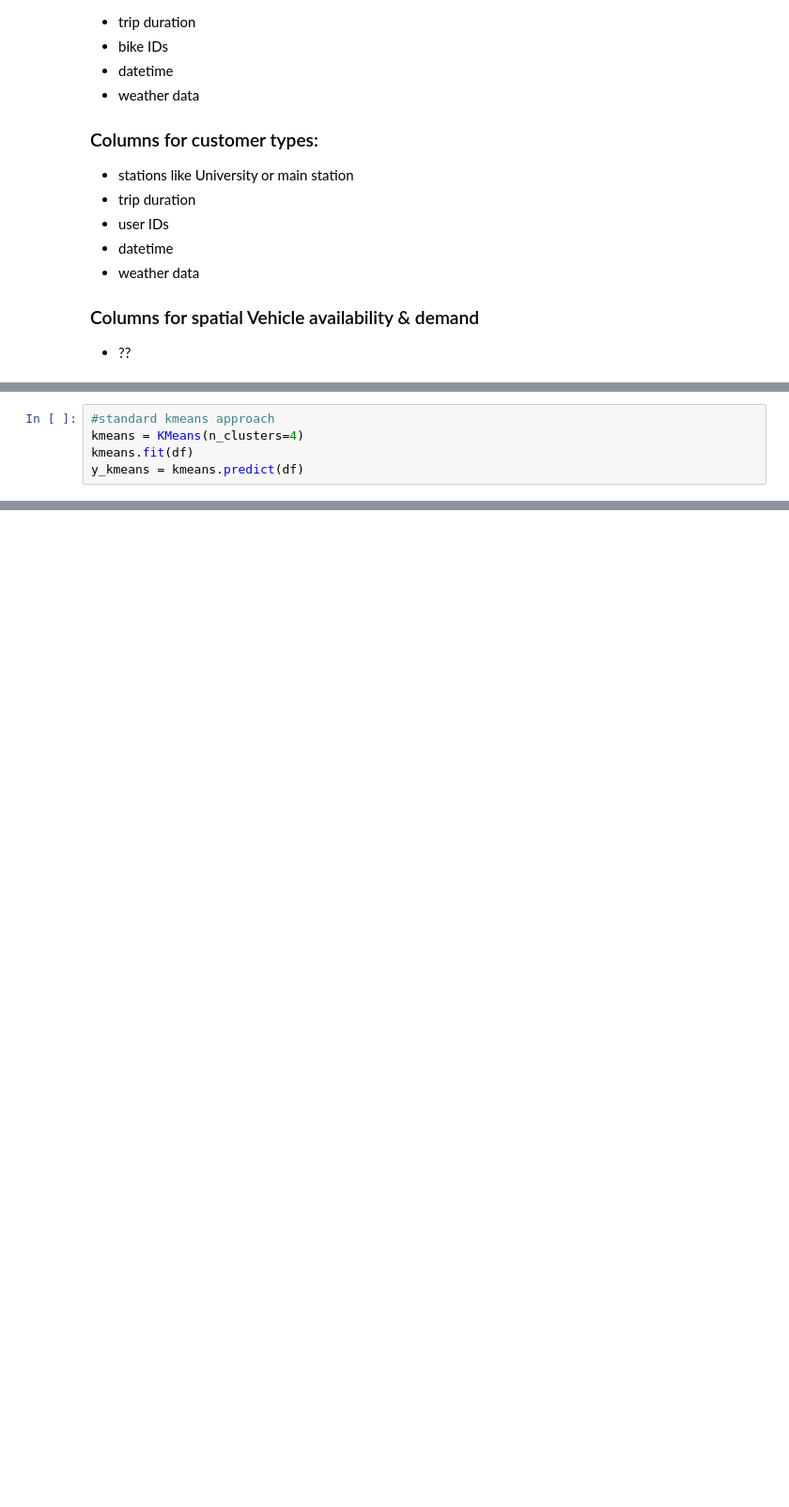
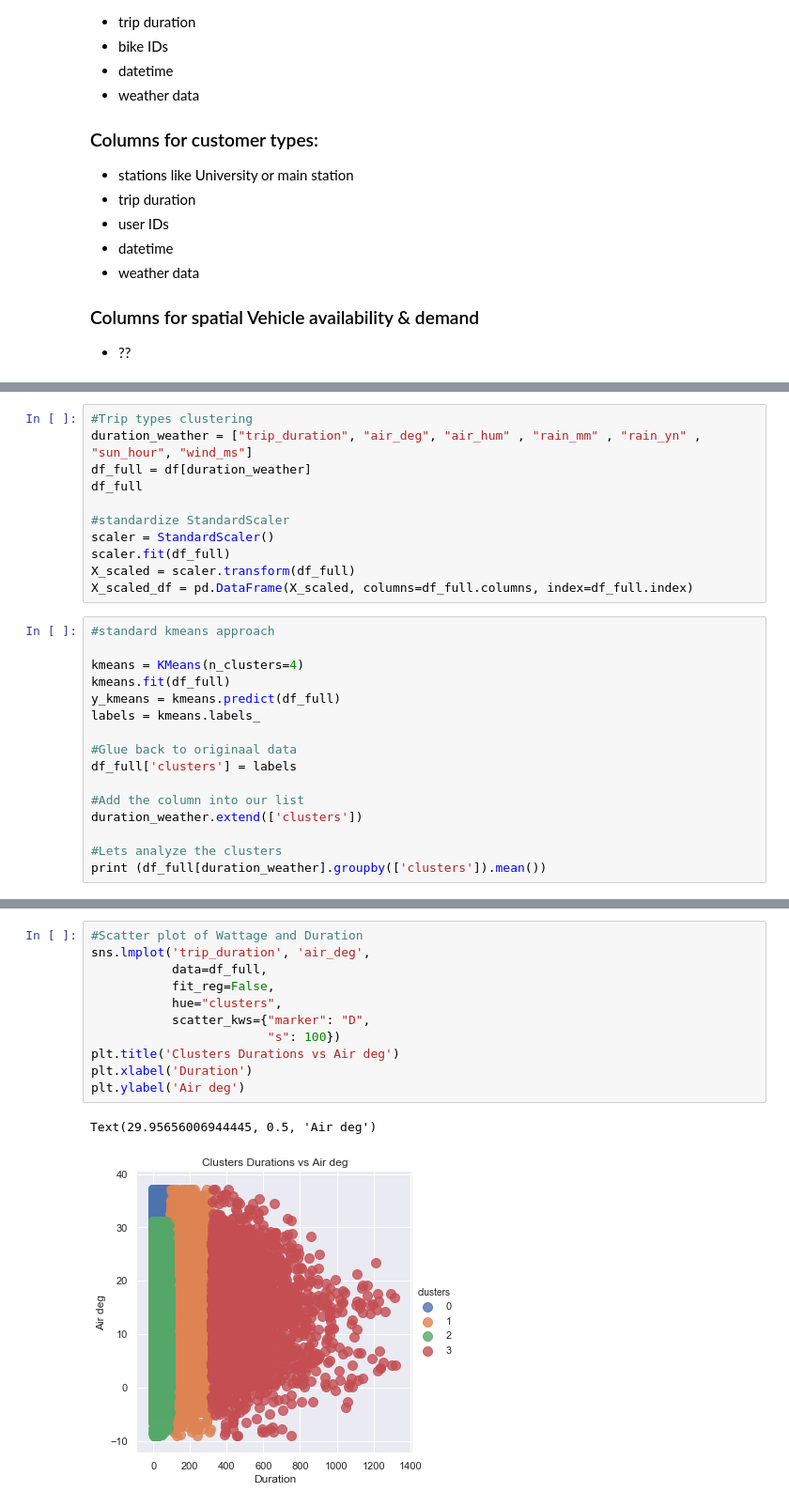
Before and after one commit to mulko93/AAA_Jupyter_Explorers, a Jupyter notebook: notebooks/03_Cluster_Analysis.ipynb, the cells around one changed output, grey strips where cells are left out. Shown at 94% size. Drawn from its saved outputs; the diff is of its cells as text; blank space fills up the shorter version.

Commit message:
#played around with kmeans

```diff
--- a/notebooks/03_Cluster_Analysis.ipynb
+++ b/notebooks/03_Cluster_Analysis.ipynb
@@ -115,5 +112,0 @@ Even more powerful than EM Clustering, can identify moonshaped clusters etc.
-# %%
-#standard kmeans approach
-kmeans = KMeans(n_clusters=4)
-kmeans.fit(df)
-y_kmeans = kmeans.predict(df)
@@ -121,0 +113,27 @@ ValueError: could not convert string to float: '2020-01-01 00:00:00'
+# %%
+#Trip types clustering
+duration_weather = ["trip_duration", "air_deg", "air_hum" , "rain_mm" , "rain_yn" , "sun_hour", "wind_ms"]
+df_full = df[duration_weather]
+df_full
+
+#standardize StandardScaler
+scaler = StandardScaler()
+scaler.fit(df_full)
+X_scaled = scaler.transform(df_full)
+X_scaled_df = pd.DataFrame(X_scaled, columns=df_full.columns, index=df_full.index)
+# %%
+#standard kmeans approach
+
+kmeans = KMeans(n_clusters=4)
+kmeans.fit(df_full)
+y_kmeans = kmeans.predict(df_full)
+labels = kmeans.labels_
+
+#Glue back to originaal data
+df_full['clusters'] = labels
+
+#Add the column into our list
+duration_weather.extend(['clusters'])
+
+#Lets analyze the clusters
+print (df_full[duration_weather].groupby(['clusters']).mean())
@@ -121,0 +159,14 @@ ValueError: could not convert string to float: '2020-01-01 00:00:00'
+# %%
+#Scatter plot of Wattage and Duration
+sns.lmplot('trip_duration', 'air_deg',
+           data=df_full,
+           fit_reg=False,
+           hue="clusters",
+           scatter_kws={"marker": "D",
+                        "s": 100})
+plt.title('Clusters Durations vs Air deg')
+plt.xlabel('Duration')
+plt.ylabel('Air deg')
+# %% [output]
+Text(29.95656006944445, 0.5, 'Air deg')
+[figure, added]
```
Also changed, not shown: parts of 11 cells of this notebook.
